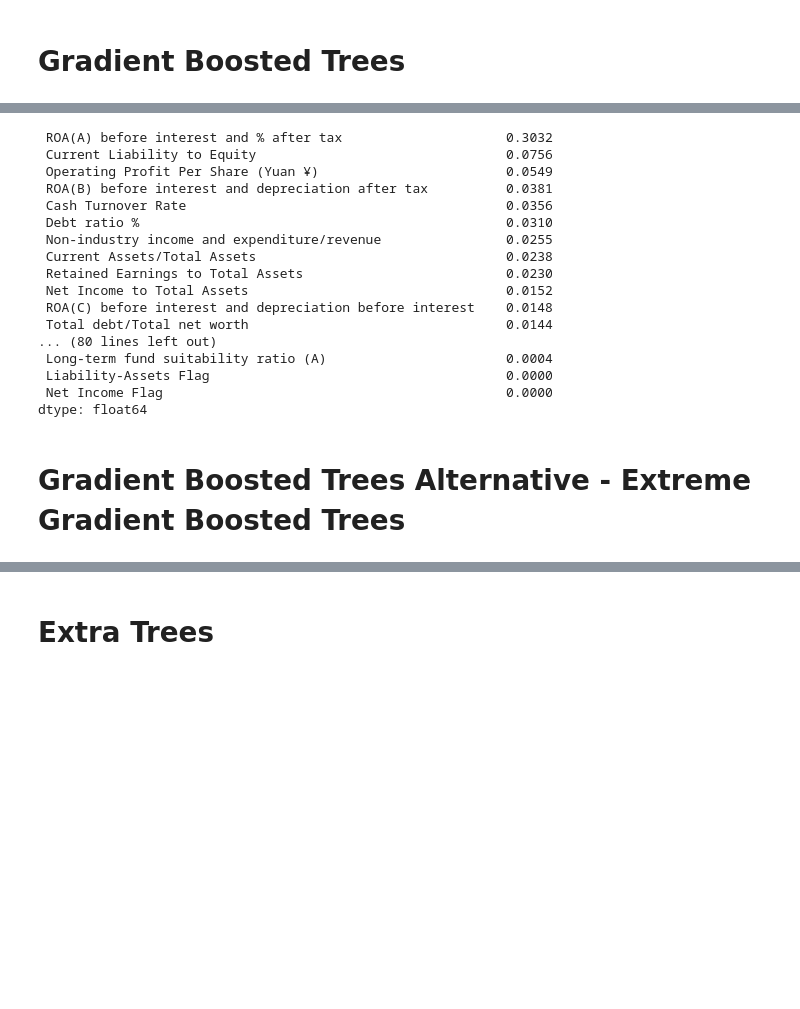
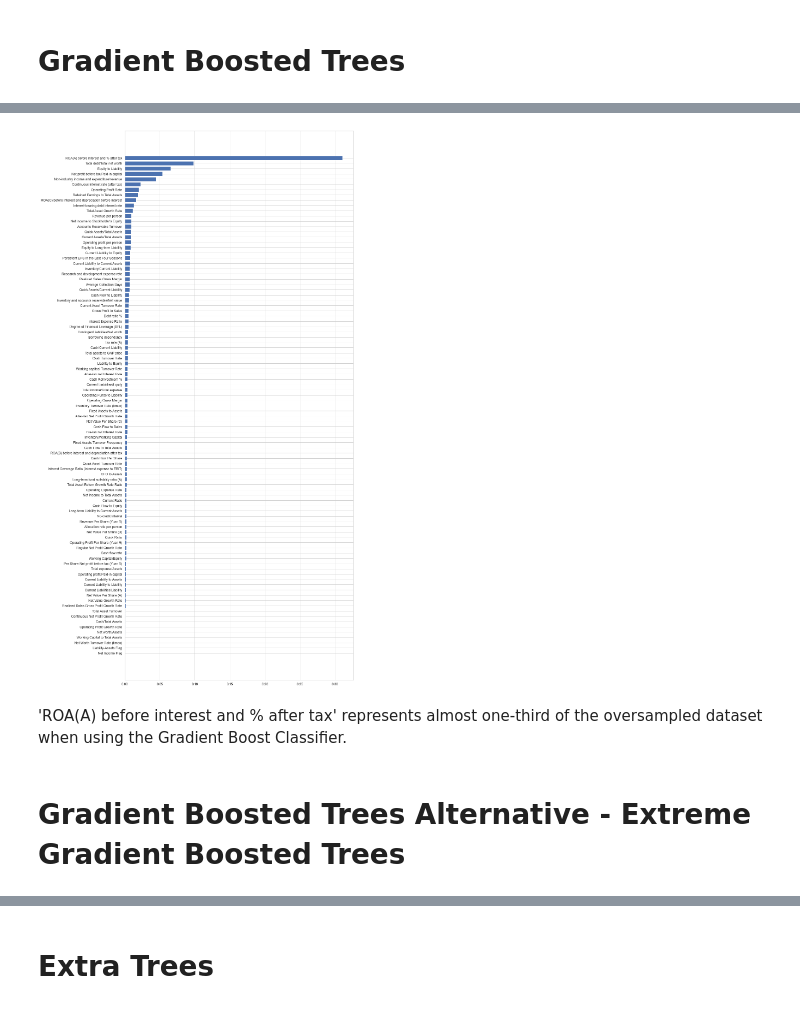
Before and after one commit to ReedBallesterosNU/MSDS-422-DL-Practical-Machine-Learning, a Jupyter notebook: Module-05/Assignment-02/Module 5 Assignment 2 - Company Bankruptcy Prediction (Kaggle).ipynb, the cells around one changed output, grey strips where cells are left out. Drawn from its saved outputs; the diff is of its cells as text; code cells hidden in the pictures; blank space fills up the shorter version.

```diff
--- a/Module-05/Assignment-02/Module 5 Assignment 2 - Company Bankruptcy Prediction (Kaggle).ipynb
+++ b/Module-05/Assignment-02/Module 5 Assignment 2 - Company Bankruptcy Prediction (Kaggle).ipynb
@@ -549,26 +545,17 @@ plt.show()
-# %%
-f_importances_gbc = pd.Series(np.round(gbc_best.feature_importances_,4),index=X_train.columns).sort_values(ascending=False)
-f_importances_gbc
-# %% [output]
- ROA(A) before interest and % after tax                     0.3032
- Current Liability to Equity                                0.0756
- Operating Profit Per Share (Yuan ¥)                        0.0549
- ROA(B) before interest and depreciation after tax          0.0381
- Cash Turnover Rate                                         0.0356
- Debt ratio %                                               0.0310
- Non-industry income and expenditure/revenue                0.0255
- Current Assets/Total Assets                                0.0238
- Retained Earnings to Total Assets                          0.0230
- Net Income to Total Assets                                 0.0152
- ROA(C) before interest and depreciation before interest    0.0148
- Total debt/Total net worth                                 0.0144
-... (80 lines left out)
- Long-term fund suitability ratio (A)                       0.0004
- Liability-Assets Flag                                      0.0000
- Net Income Flag                                            0.0000
-dtype: float64
-# %% [markdown]
-# Gradient Boosted Trees Alternative - Extreme Gradient Boosted Trees
+# %%
+f_importances_gbc = pd.Series(np.round(gbc_best.feature_importances_,4),index=X_train.columns).sort_values(ascending=False)
+barx=f_importances_gbc.index
+bary=f_importances_gbc.values
+plt.figure(figsize = (15, 37))
+plt.barh(barx, bary)
+plt.gca().invert_yaxis()
+plt.show()
+# %% [output]
+[figure, added]
+# %% [markdown]
+'ROA(A) before interest and % after tax' represents almost one-third of the oversampled dataset when using the Gradient Boost Classifier.
+# %% [markdown]
+# Gradient Boosted Trees Alternative - Extreme Gradient Boosted Trees
 # %%
 %%time
 # XBGClassifier hypertuning: n_estimators, max_depth, learning_rate
```
Also changed, not shown: parts of 79 cells of this notebook.
